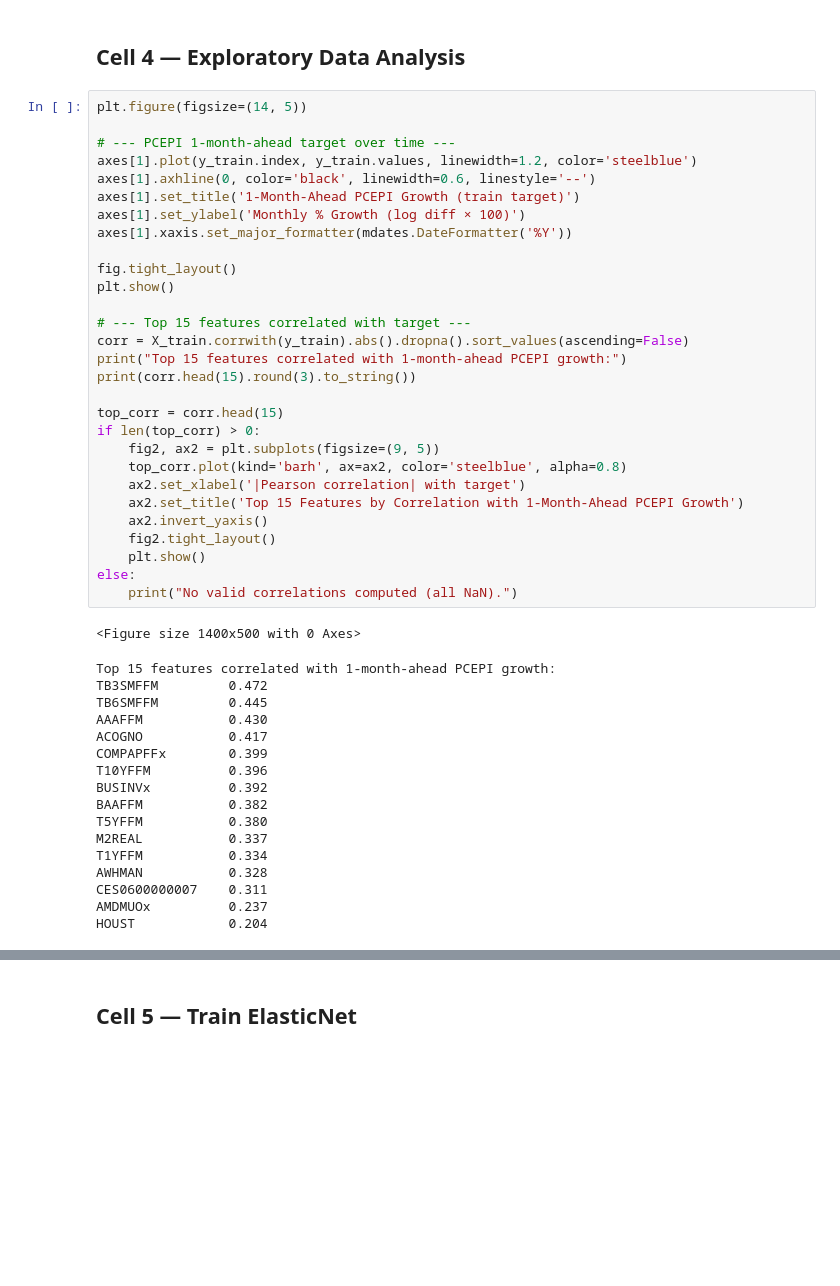
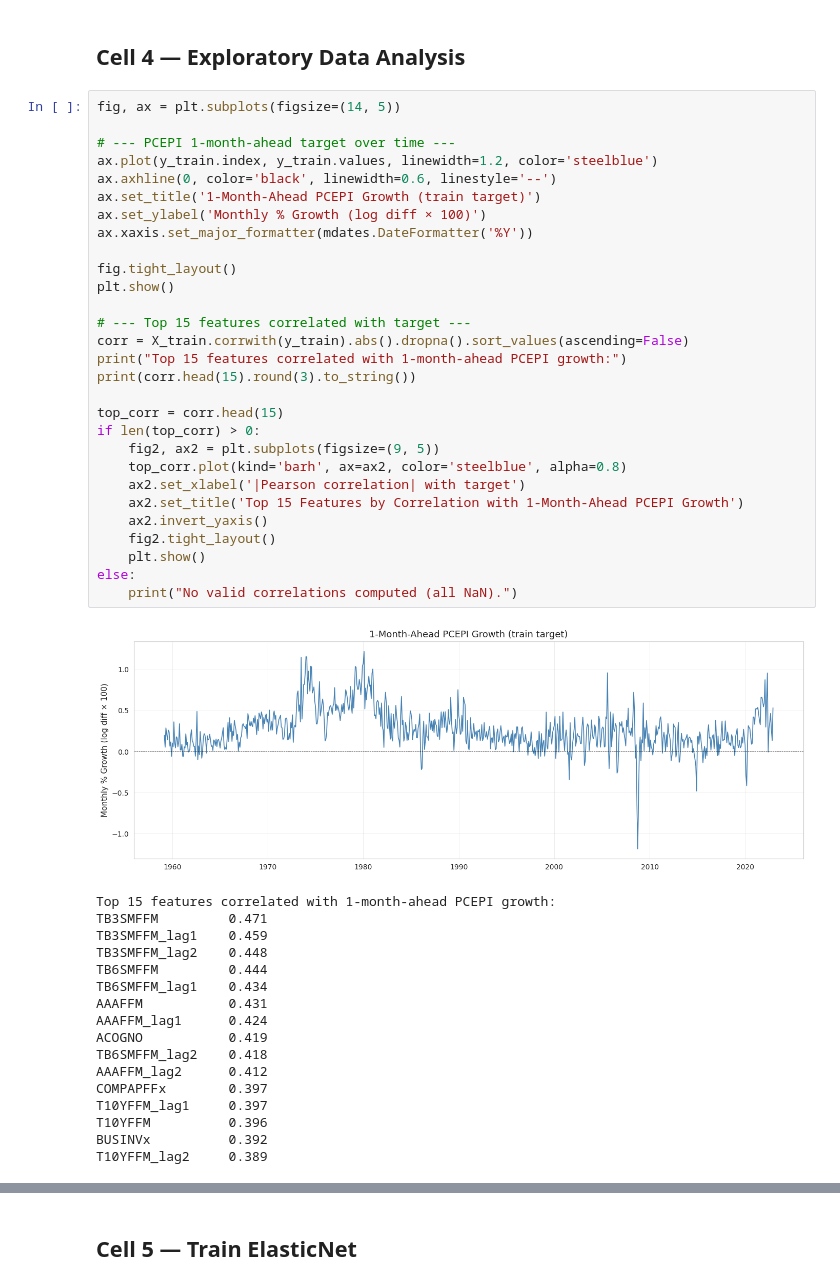
Before and after one commit to Holmes-rgb/Macro-Econ-ML, a Jupyter notebook: notebooks/inflation_forecasting.ipynb, the cells around one changed output, grey strips where cells are left out. Cells and saved outputs as stored; diff of their text form; blank space fills up the shorter version.

```diff
--- a/notebooks/inflation_forecasting.ipynb
+++ b/notebooks/inflation_forecasting.ipynb
@@ -433,49 +468,49 @@ Lag structure: y[t] = PCEPI growth at t+1 (1-month-ahead forecast)
 # %% [markdown]
 ## Cell 4 — Exploratory Data Analysis
 # %%
-plt.figure(figsize=(14, 5))
+fig, ax = plt.subplots(figsize=(14, 5))
 
 # --- PCEPI 1-month-ahead target over time ---
-axes[1].plot(y_train.index, y_train.values, linewidth=1.2, color='steelblue')
-axes[1].axhline(0, color='black', linewidth=0.6, linestyle='--')
-axes[1].set_title('1-Month-Ahead PCEPI Growth (train target)')
-axes[1].set_ylabel('Monthly % Growth (log diff × 100)')
-axes[1].xaxis.set_major_formatter(mdates.DateFormatter('%Y'))
+ax.plot(y_train.index, y_train.values, linewidth=1.2, color='steelblue')
+ax.axhline(0, color='black', linewidth=0.6, linestyle='--')
+ax.set_title('1-Month-Ahead PCEPI Growth (train target)')
+ax.set_ylabel('Monthly % Growth (log diff × 100)')
+ax.xaxis.set_major_formatter(mdates.DateFormatter('%Y'))
 
 fig.tight_layout()
 plt.show()
 
 # --- Top 15 features correlated with target ---
 corr = X_train.corrwith(y_train).abs().dropna().sort_values(ascending=False)
 print("Top 15 features correlated with 1-month-ahead PCEPI growth:")
 print(corr.head(15).round(3).to_string())
 
 top_corr = corr.head(15)
 if len(top_corr) > 0:
     fig2, ax2 = plt.subplots(figsize=(9, 5))
     top_corr.plot(kind='barh', ax=ax2, color='steelblue', alpha=0.8)
     ax2.set_xlabel('|Pearson correlation| with target')
     ax2.set_title('Top 15 Features by Correlation with 1-Month-Ahead PCEPI Growth')
     ax2.invert_yaxis()
     fig2.tight_layout()
     plt.show()
 else:
     print("No valid correlations computed (all NaN).")
 # %% [output]
+[figure, new version]
-<Figure size 1400x500 with 0 Axes>
+Top 15 features correlated with 1-month-ahead PCEPI growth:
+TB3SMFFM         0.471
+TB3SMFFM_lag1    0.459
+TB3SMFFM_lag2    0.448
+TB6SMFFM         0.444
+TB6SMFFM_lag1    0.434
+AAAFFM           0.431
+AAAFFM_lag1      0.424
+ACOGNO           0.419
+TB6SMFFM_lag2    0.418
+AAAFFM_lag2      0.412
+COMPAPFFx        0.397
+T10YFFM_lag1     0.397
+T10YFFM          0.396
+BUSINVx          0.392
+T10YFFM_lag2     0.389
-Top 15 features correlated with 1-month-ahead PCEPI growth:
-TB3SMFFM         0.472
-TB6SMFFM         0.445
-AAAFFM           0.430
-ACOGNO           0.417
-COMPAPFFx        0.399
-T10YFFM          0.396
-BUSINVx          0.392
-BAAFFM           0.382
-T5YFFM           0.380
-M2REAL           0.337
-T1YFFM           0.334
-AWHMAN           0.328
-CES0600000007    0.311
-AMDMUOx          0.237
-HOUST            0.204
```
Also changed, not shown: parts of 7 cells of this notebook, 1 other file.
